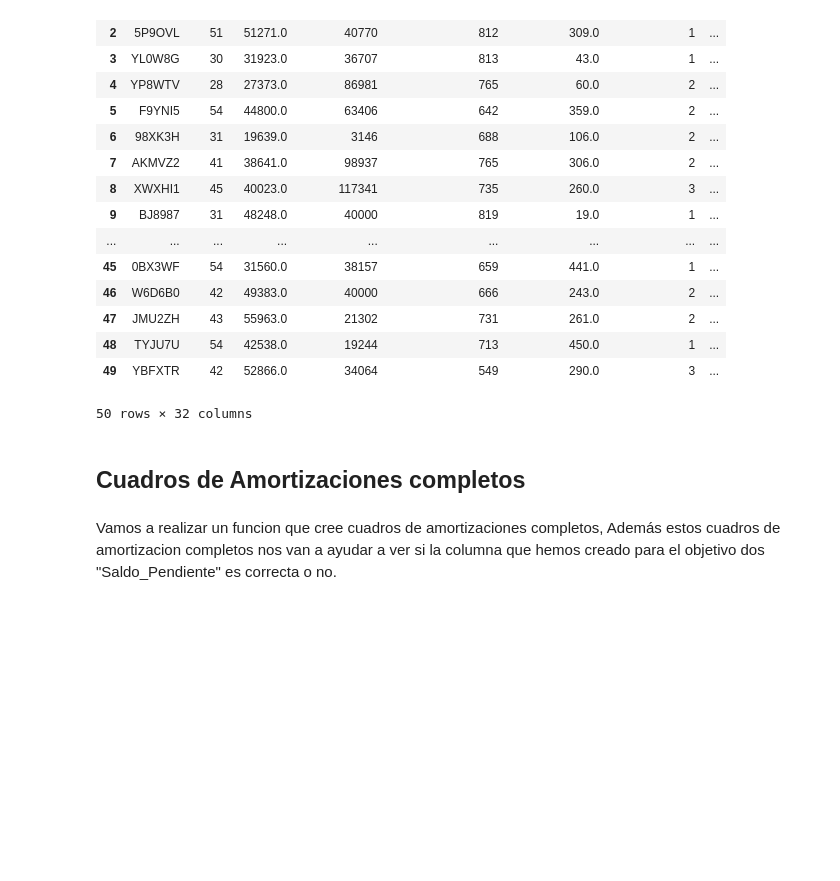
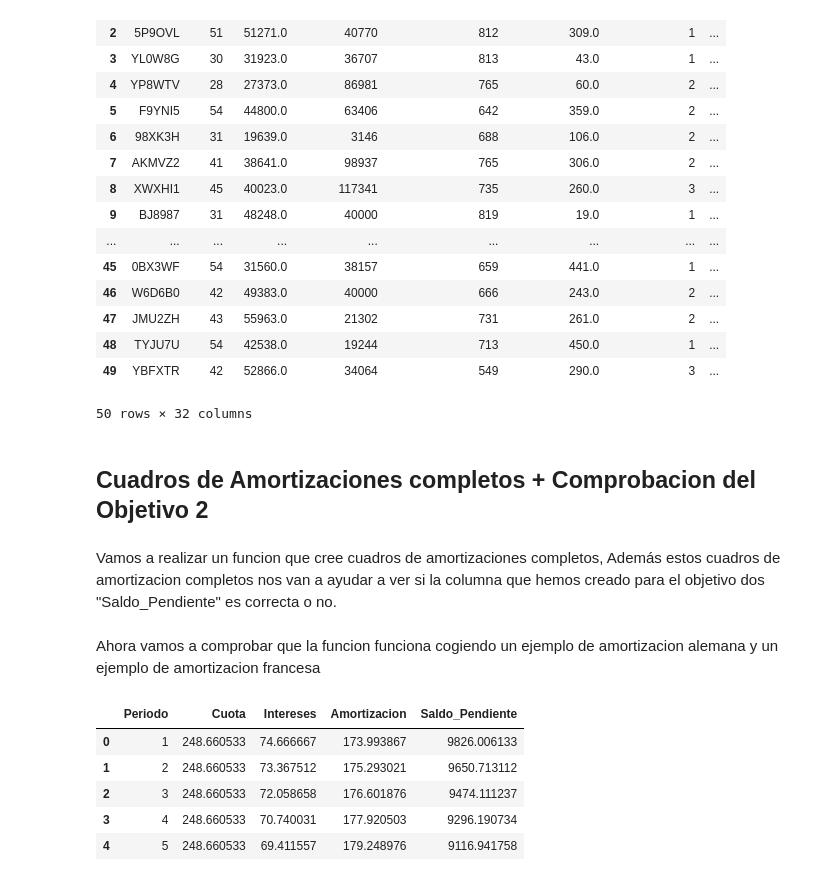
Before and after one commit to Guilleurre/Reto-05-Grupo-Verde-Oscuro, a Jupyter notebook: Calculo_de_amortizaciones.ipynb, the cells around one changed output. Cells and saved outputs as stored; diff of their text form; code cells hidden in the pictures; blank space fills up the shorter version.

```diff
--- a/Calculo_de_amortizaciones.ipynb
+++ b/Calculo_de_amortizaciones.ipynb
@@ -223,7 +223,7 @@ df.head(50)
 | 49 | YBFXTR | 42 | 52866.0 | 34064 | 549 | 290.0 | 3 | ... |
 50 rows × 32 columns
 # %% [markdown]
-## Cuadros de Amortizaciones completos
+## Cuadros de Amortizaciones completos + Comprobacion del Objetivo 2
 # %% [markdown]
 Vamos a realizar un funcion que cree cuadros de amortizaciones completos, Además estos cuadros de amortizacion completos nos van a ayudar a ver si la columna que hemos creado para el objetivo dos "Saldo_Pendiente" es correcta o no.
 # %%
@@ -250,3 +253,22 @@ def cuadro_amortizacion(capital, interes_anual, duracion, sistema="Frances"):
     df_completo =  pd.DataFrame(filas, columns=["Periodo", "Cuota", "Intereses", "Amortizacion", "Saldo_Pendiente"])
 
     return df_completo
+# %% [markdown]
+Ahora vamos a comprobar que la funcion funciona cogiendo un ejemplo de amortizacion alemana y un ejemplo de amortizacion francesa
+# %%
+ejemplo_frances = df[df["Sistema_Elegido"] == "Frances"].iloc[0] #cogemos el primer prestamo del df al que le hemos asignado la amortización francesa
+ejemplo_aleman = df[df["Sistema_Elegido"] == "Aleman"].iloc[0]  #cogemos el primer prestamo del df al que le hemos asignado la amortización alemana
+
+#llamamos a la funcion en cada caso
+
+cuadro_fr = cuadro_amortizacion(ejemplo_frances["Monto_Inicial"], ejemplo_frances["Ratio_Interes"], ejemplo_frances["Duracion"], "Frances")
+cuadro_al = cuadro_amortizacion(ejemplo_aleman["Monto_Inicial"], ejemplo_aleman["Ratio_Interes"], ejemplo_aleman["Duracion"], "Aleman")
+
+cuadro_fr.head()
+# %% [output]
+|  | Periodo | Cuota | Intereses | Amortizacion | Saldo_Pendiente |
+| 0 | 1 | 248.660533 | 74.666667 | 173.993867 | 9826.006133 |
+| 1 | 2 | 248.660533 | 73.367512 | 175.293021 | 9650.713112 |
+| 2 | 3 | 248.660533 | 72.058658 | 176.601876 | 9474.111237 |
+| 3 | 4 | 248.660533 | 70.740031 | 177.920503 | 9296.190734 |
+| 4 | 5 | 248.660533 | 69.411557 | 179.248976 | 9116.941758 |
```
Also changed, not shown: parts of 7 cells of this notebook.
